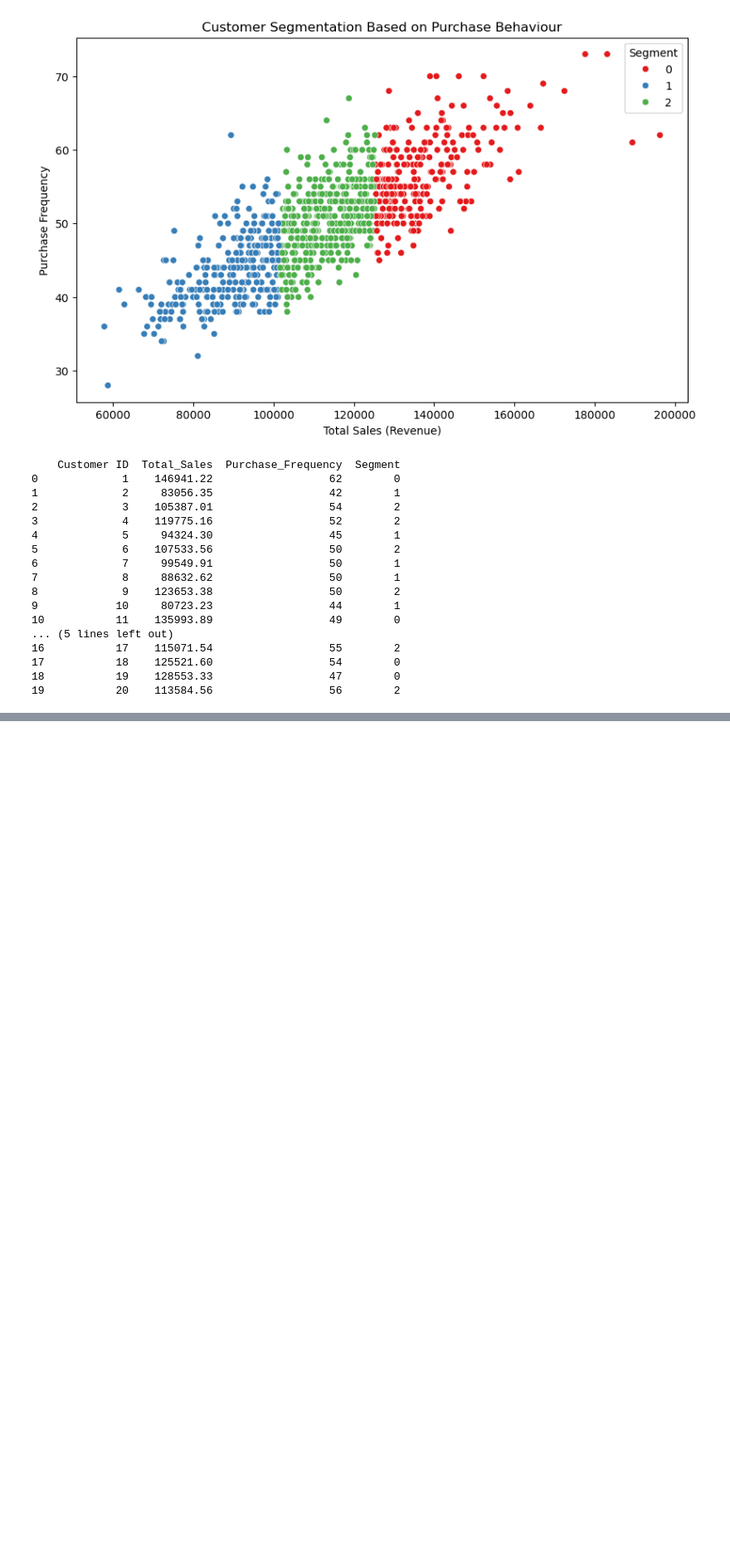
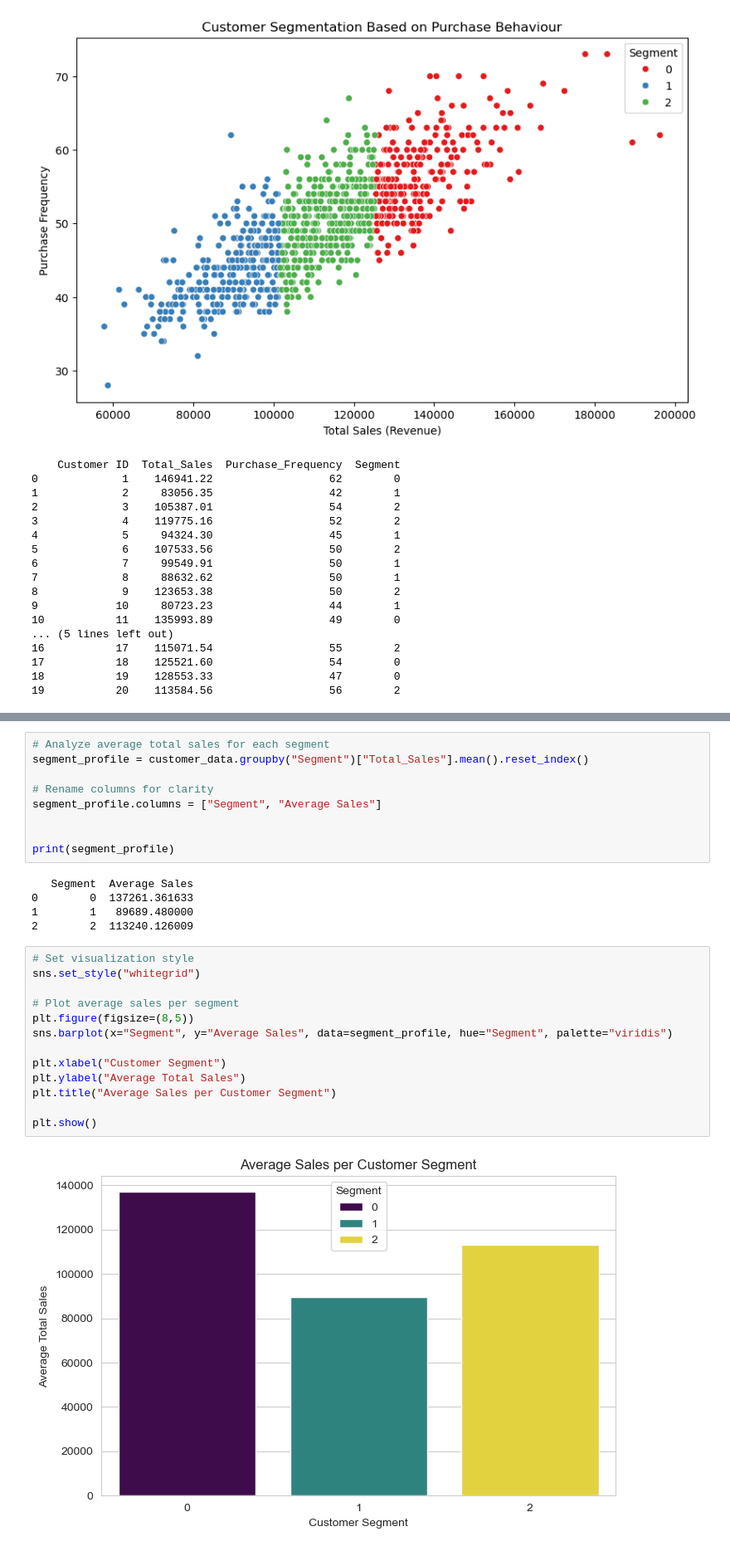
Before and after one commit to sudeepchandragowda/sales_project, a Jupyter notebook: Customer Segmentation Analysis.ipynb, the cells around one changed output, grey strips where cells are left out. Shown at 83% size. Cells and saved outputs as stored; diff of their text form; blank space fills up the shorter version.

Commit message:
Added Average Sales per Customer Segment and Sales vs Purchase Frequency visuals in bar and scatter plots

```diff
--- a/Customer Segmentation Analysis.ipynb
+++ b/Customer Segmentation Analysis.ipynb
@@ -98,0 +111,29 @@ print(customer_data.head(20))
+# %%
+# Analyze average total sales for each segment
+segment_profile = customer_data.groupby("Segment")["Total_Sales"].mean().reset_index()
+
+# Rename columns for clarity
+segment_profile.columns = ["Segment", "Average Sales"]
+
+
+print(segment_profile)
+# %% [output]
+   Segment  Average Sales
+0        0  137261.361633
+1        1   89689.480000
+2        2  113240.126009
+# %%
+# Set visualization style
+sns.set_style("whitegrid")
+
+# Plot average sales per segment
+plt.figure(figsize=(8,5))
+sns.barplot(x="Segment", y="Average Sales", data=segment_profile, hue="Segment", palette="viridis")
+
+plt.xlabel("Customer Segment")
+plt.ylabel("Average Total Sales")
+plt.title("Average Sales per Customer Segment")
+
+plt.show()
+# %% [output]
+[figure, added]
```
Also changed, not shown: parts of 2 cells of this notebook.
